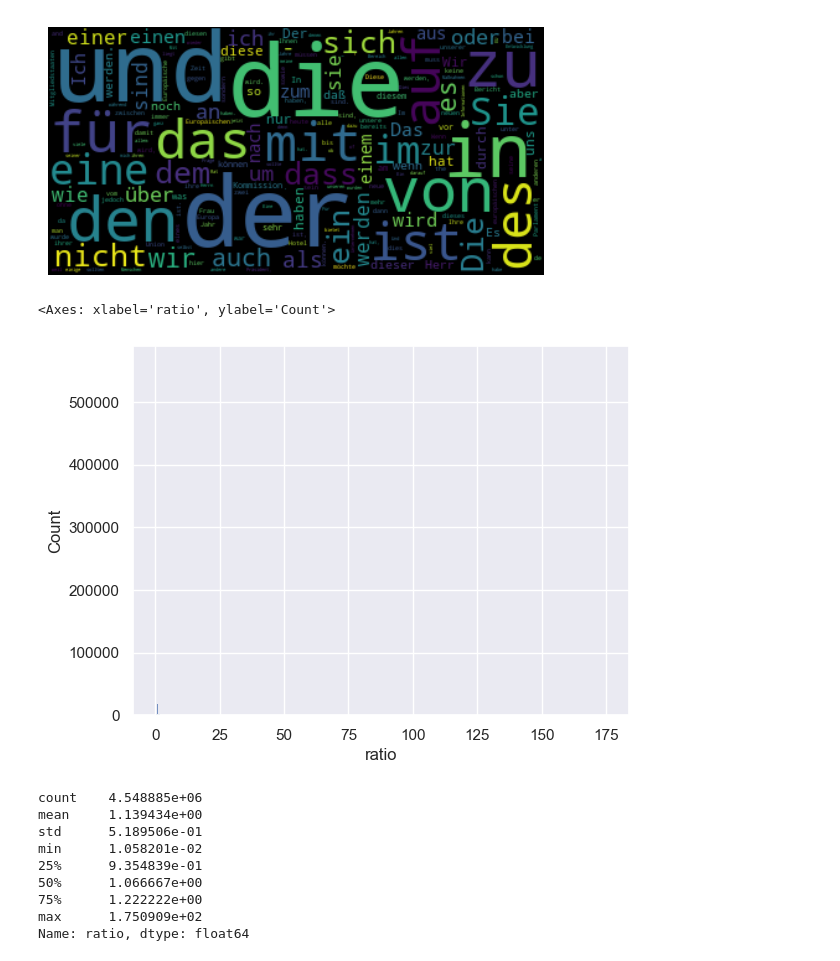
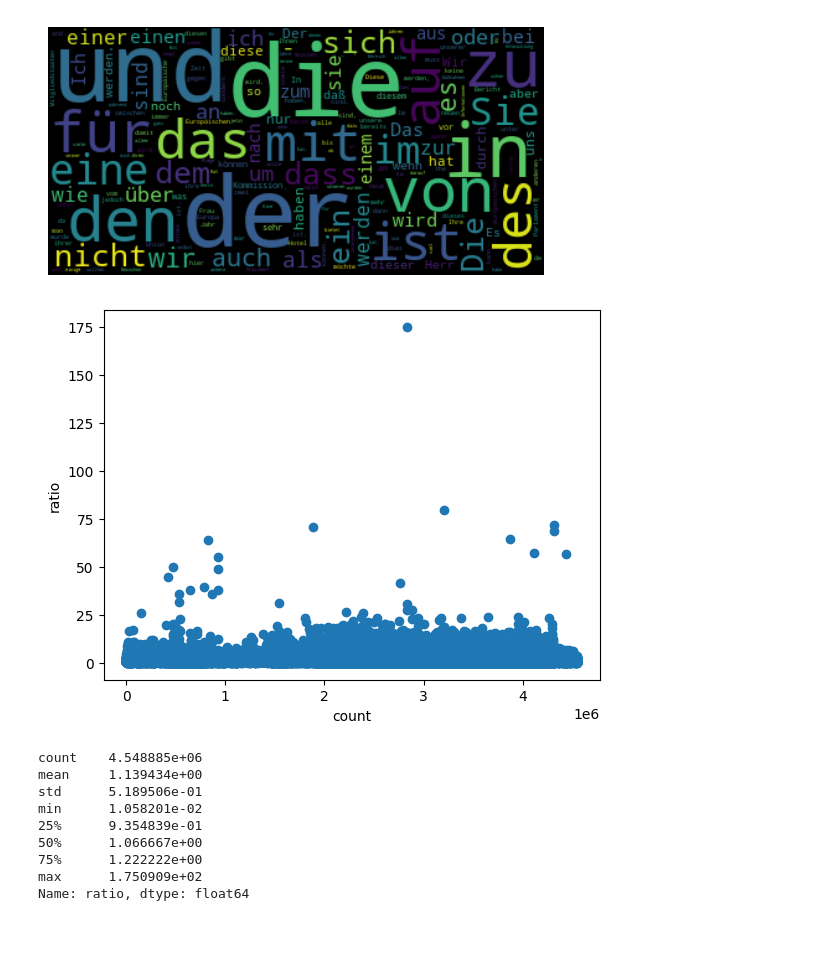
Before and after one commit to aflah02/DL_Assignments, a Jupyter notebook: Assignment_3/Task_2/visualization.ipynb, the cells around one changed output. Cells and saved outputs as stored; diff of their text form; code cells hidden in the pictures; blank space fills up the shorter version.

Commit message:
visualization changes

```diff
--- a/Assignment_3/Task_2/visualization.ipynb
+++ b/Assignment_3/Task_2/visualization.ipynb
@@ -22,8 +22,6 @@ df = pd.DataFrame(columns=['en', 'de'])
 df['en'] = [len(x.split()) for x in tqdm(train_en_ds)]
 df['de'] = [len(x.split()) for x in tqdm(train_de_ds)]
 # %%
-# plot sequence lengths
-
-sns.set_theme(style="darkgrid")
-sns.displot(df, x="en", fill=True)
-sns.displot(df, x="de", fill=True)
+# sns.set_theme(style="darkgrid")
+# sns.displot(df, x="en", fill=True)
+# sns.displot(df, x="de", fill=True)
@@ -81,12 +89,15 @@ plt.show()
 # %%
 # plot the ratio of source length to the target length
 
 df['ratio'] = df['en'] / df['de']
 
-sns.histplot(df, x="ratio", fill=True)
+# sns.histplot(df, x="ratio", fill=True)
+plt.plot(df['ratio'], 'o')
+plt.xlabel('count')
+plt.ylabel('ratio')
+plt.show()
 # %% [output]
-<Axes: xlabel='ratio', ylabel='Count'>
-[figure, old version]
+[figure, new version]
 # %%
 df['ratio'].describe()
 # %% [output]
```
Also changed, not shown: parts of 3 cells of this notebook, 1 other file.
